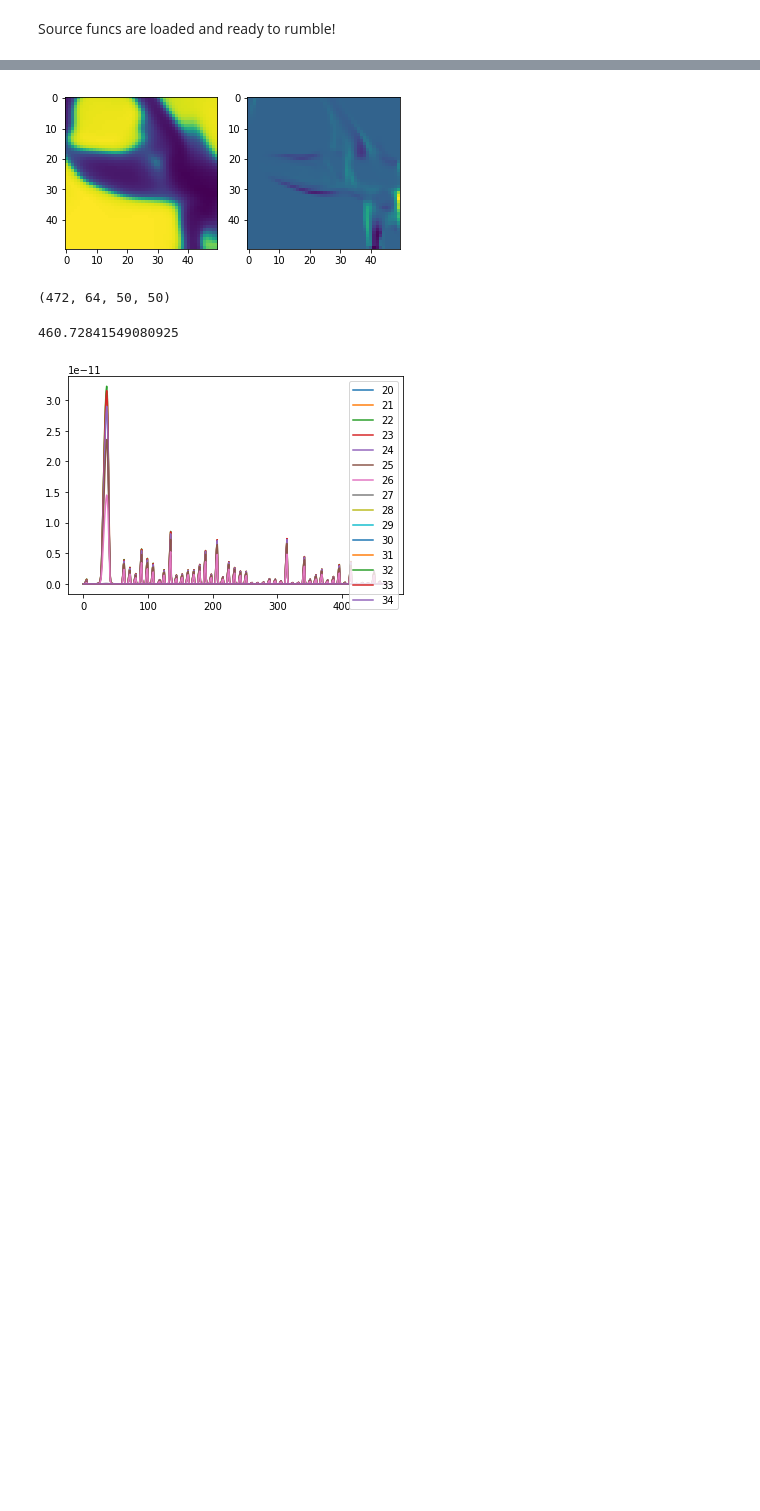
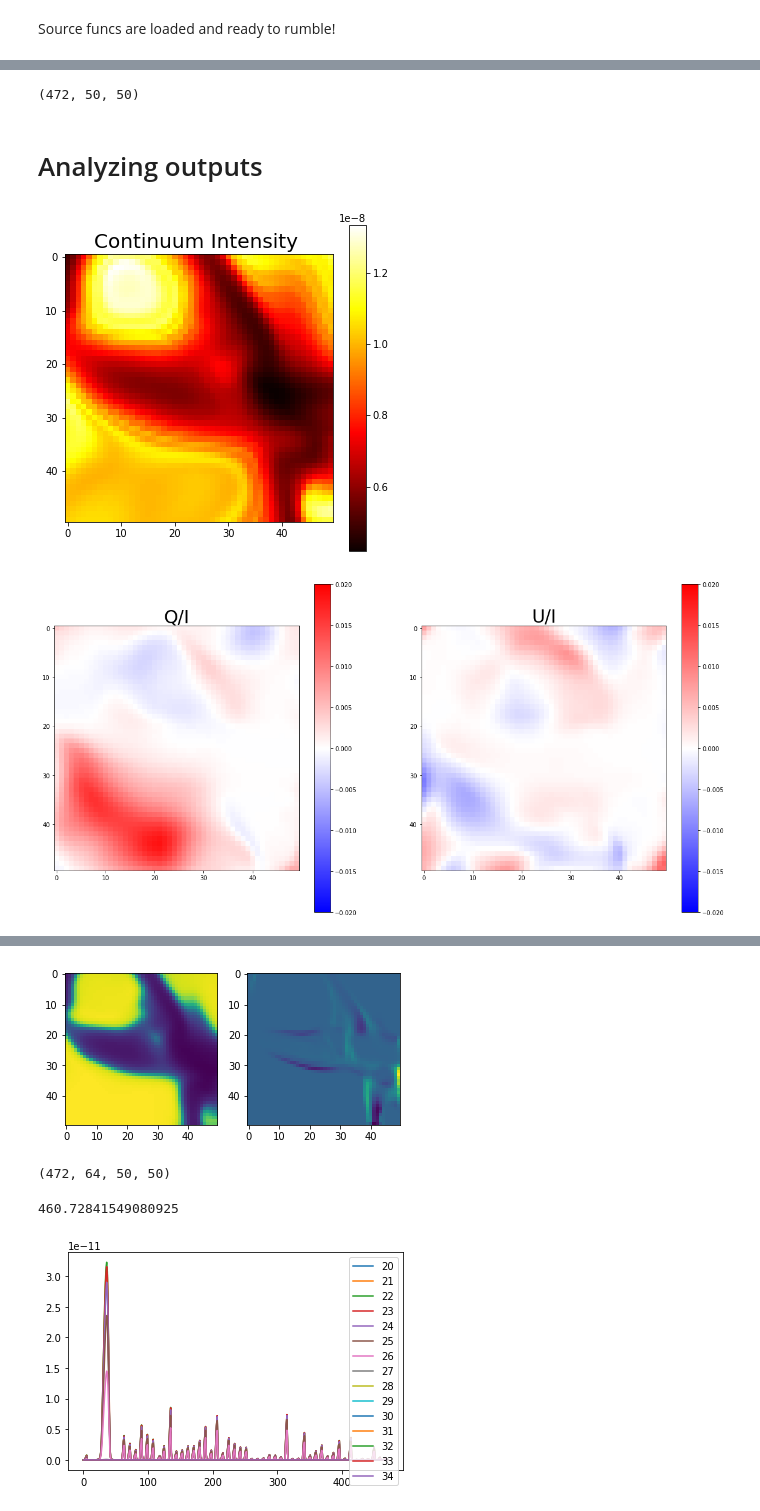
Before and after one commit to neerajkulk/reconstruct_hanle, a Jupyter notebook: notebooks/spol_synthesize.ipynb, the cells around one changed output, grey strips where cells are left out. Cells and saved outputs as stored; diff of their text form; code cells hidden in the pictures; blank space fills up the shorter version.

```diff
--- a/notebooks/spol_synthesize.ipynb
+++ b/notebooks/spol_synthesize.ipynb
@@ -327,0 +242,14 @@ view_signal(25)
+# %%
+i_out.shape
+# %% [output]
+(472, 50, 50)
+# %% [markdown]
+# Analyzing outputs
+# %%
+true_I = fits.open('small_I.fits')[0].data
+true_Q = fits.open('small_Q.fits')[0].data
+true_U = fits.open('small_U.fits')[0].data
+
+recons_I = fits.open('smooth_reconstruct_I.fits')[0].data
+recons_Q = fits.open('smooth_reconstruct_Q.fits')[0].data
+recons_U = fits.open('smooth_reconstruct_U.fits')[0].data
@@ -327,0 +316,5 @@ view_signal(25)
+# %%
+spatial_map(int((ni + nf)/2))
+# %% [output]
+[figure, added]
+[figure, added]
```
Also changed, not shown: parts of 51 cells of this notebook.
